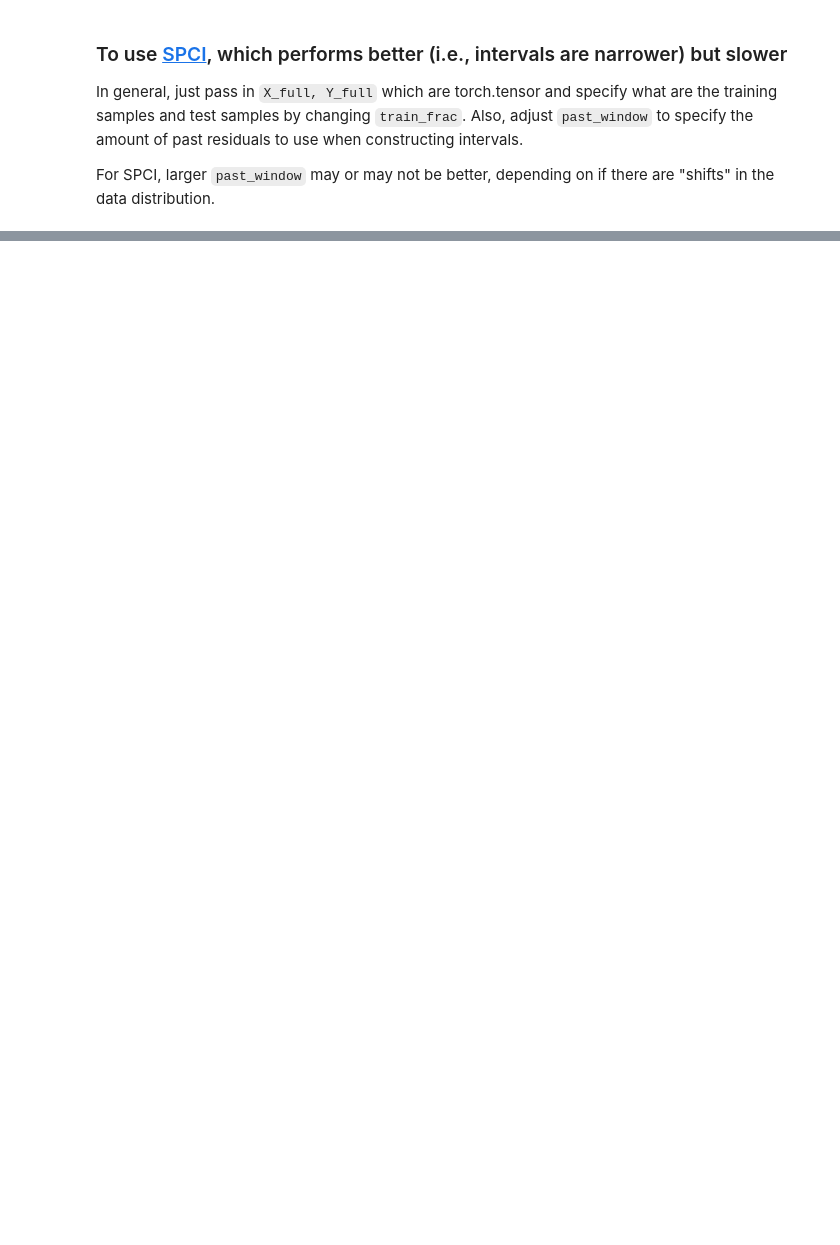
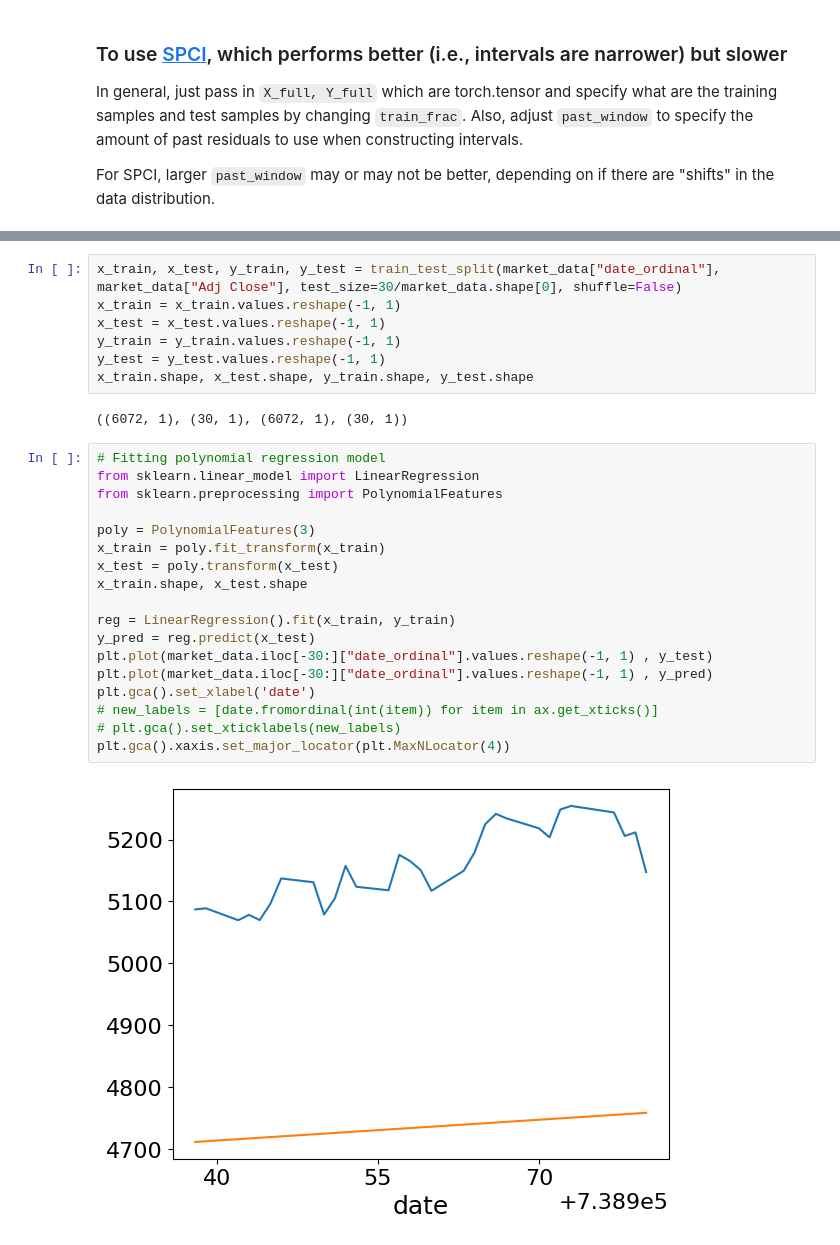
Before and after one commit to Rohit-Vernekar/Conformal-Prediction-on-Time-Series, a Jupyter notebook: CP.ipynb, the cells around one changed output, grey strips where cells are left out. Cells and saved outputs as stored; diff of their text form; blank space fills up the shorter version.

Commit message:
Fitting linear model on 5_day_avg, 30_day_avg, year_avg, etc.

```diff
--- a/CP.ipynb
+++ b/CP.ipynb
@@ -172,0 +72,29 @@ Text(0.5, 1.0, 'Target coverage is 90.00%. \n Actual coverage is 100.00% \n Aver
+# %%
+x_train, x_test, y_train, y_test = train_test_split(market_data["date_ordinal"], market_data["Adj Close"], test_size=30/market_data.shape[0], shuffle=False)
+x_train = x_train.values.reshape(-1, 1)
+x_test = x_test.values.reshape(-1, 1)
+y_train = y_train.values.reshape(-1, 1)
+y_test = y_test.values.reshape(-1, 1)
+x_train.shape, x_test.shape, y_train.shape, y_test.shape
+# %% [output]
+((6072, 1), (30, 1), (6072, 1), (30, 1))
+# %%
+# Fitting polynomial regression model
+from sklearn.linear_model import LinearRegression
+from sklearn.preprocessing import PolynomialFeatures
+
+poly = PolynomialFeatures(3)
+x_train = poly.fit_transform(x_train)
+x_test = poly.transform(x_test)
+x_train.shape, x_test.shape
+
+reg = LinearRegression().fit(x_train, y_train)
+y_pred = reg.predict(x_test)
+plt.plot(market_data.iloc[-30:]["date_ordinal"].values.reshape(-1, 1) , y_test)
+plt.plot(market_data.iloc[-30:]["date_ordinal"].values.reshape(-1, 1) , y_pred)
+plt.gca().set_xlabel('date')
+# new_labels = [date.fromordinal(int(item)) for item in ax.get_xticks()]
+# plt.gca().set_xticklabels(new_labels)
+plt.gca().xaxis.set_major_locator(plt.MaxNLocator(4))
+# %% [output]
+[figure, added]
```
Also changed, not shown: parts of 24 cells of this notebook, 1 other file.
